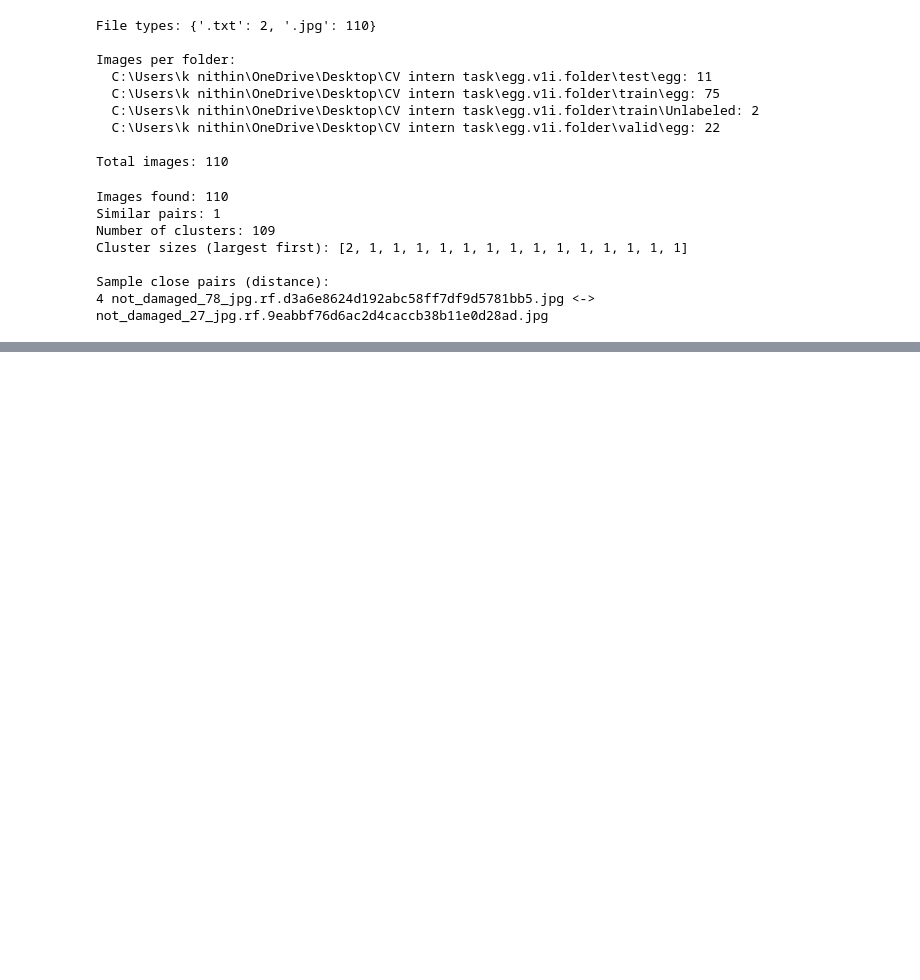
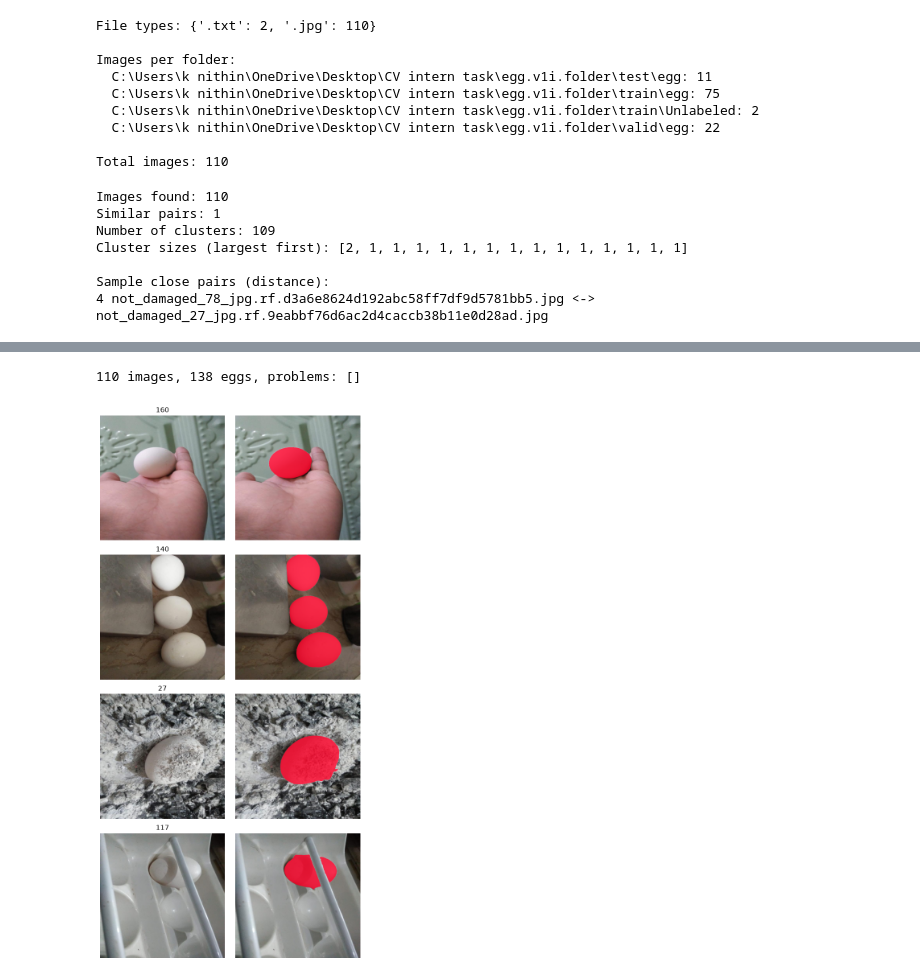
Before and after one commit to nithin799/Egg_Segmententation__and_Tracking, a Jupyter notebook: code.ipynb, the cells around one changed output, grey strips where cells are left out. Cells and saved outputs as stored; diff of their text form; code cells hidden in the pictures; blank space fills up the shorter version.

Commit message:
Update notebook: split, evaluator, Trial 1

```diff
--- a/code.ipynb
+++ b/code.ipynb
@@ -109,3 +109,36 @@ print(Counter(Image.open(p).size for p in paths))
 [figure]
 Counter({'not_damaged': 110})
 Counter({(640, 640): 110})
+# %%
+import glob, os, numpy as np
+from PIL import Image
+import matplotlib.pyplot as plt
+
+DATA = r"C:\Users\k nithin\OneDrive\Desktop\CV intern task\egg.v1i.folder"
+imgs = {os.path.basename(p).split("_jpg")[0]: p
+        for p in glob.glob(os.path.join(DATA, "**", "*.jpg"), recursive=True)}
+
+bad, total = [], 0
+for n, p in imgs.items():
+    m = np.array(Image.open(f"outputs/task1/masks/{n}.png"))
+    k = len(np.unique(m)) - 1
+    total += k
+    if m.shape != (640, 640) or k == 0:
+        bad.append(n)
+print(len(imgs), "images,", total, "eggs, problems:", bad)
+
+# example-style figure: original | solid red mask
+os.makedirs("report", exist_ok=True)
+show = ["not_damaged_160", "not_damaged_140", "not_damaged_27", "not_damaged_117"]
+fig, ax = plt.subplots(len(show), 2, figsize=(7, 3.5 * len(show)))
+for r, n in enumerate(show):
+    img = np.array(Image.open(imgs[n]).convert("RGB"))
+    m = np.array(Image.open(f"outputs/task1/masks/{n}.png")) > 0
+    ov = img.copy()
+    ov[m] = (0.2 * ov[m] + 0.8 * np.array([255, 0, 40])).astype(np.uint8)
+    ax[r, 0].imshow(img); ax[r, 1].imshow(ov)
+    ax[r, 0].set_title(n[-3:].strip("_")); ax[r, 0].axis("off"); ax[r, 1].axis("off")
+plt.tight_layout(); plt.savefig("report/task1_examples.png", dpi=150); plt.show()
+# %% [output]
+110 images, 138 eggs, problems: []
+[figure, added]
```
Also changed, not shown: parts of 8 cells of this notebook.
